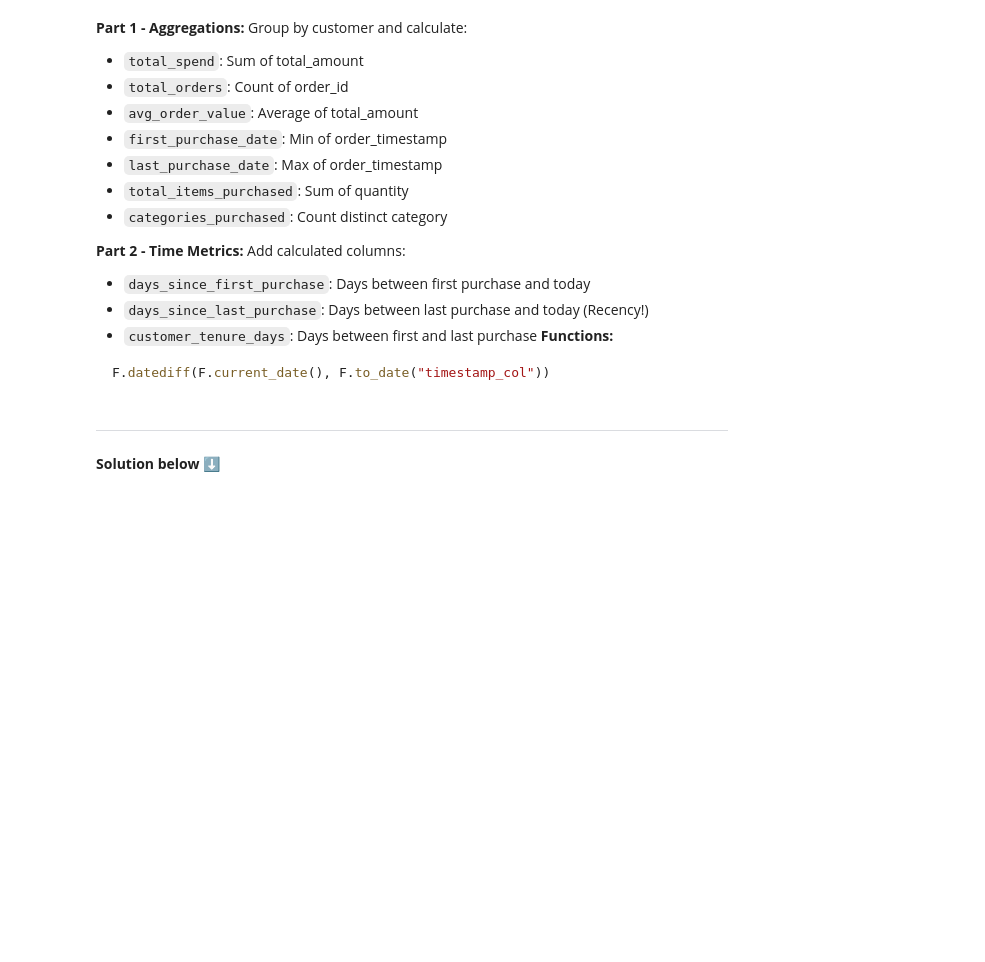
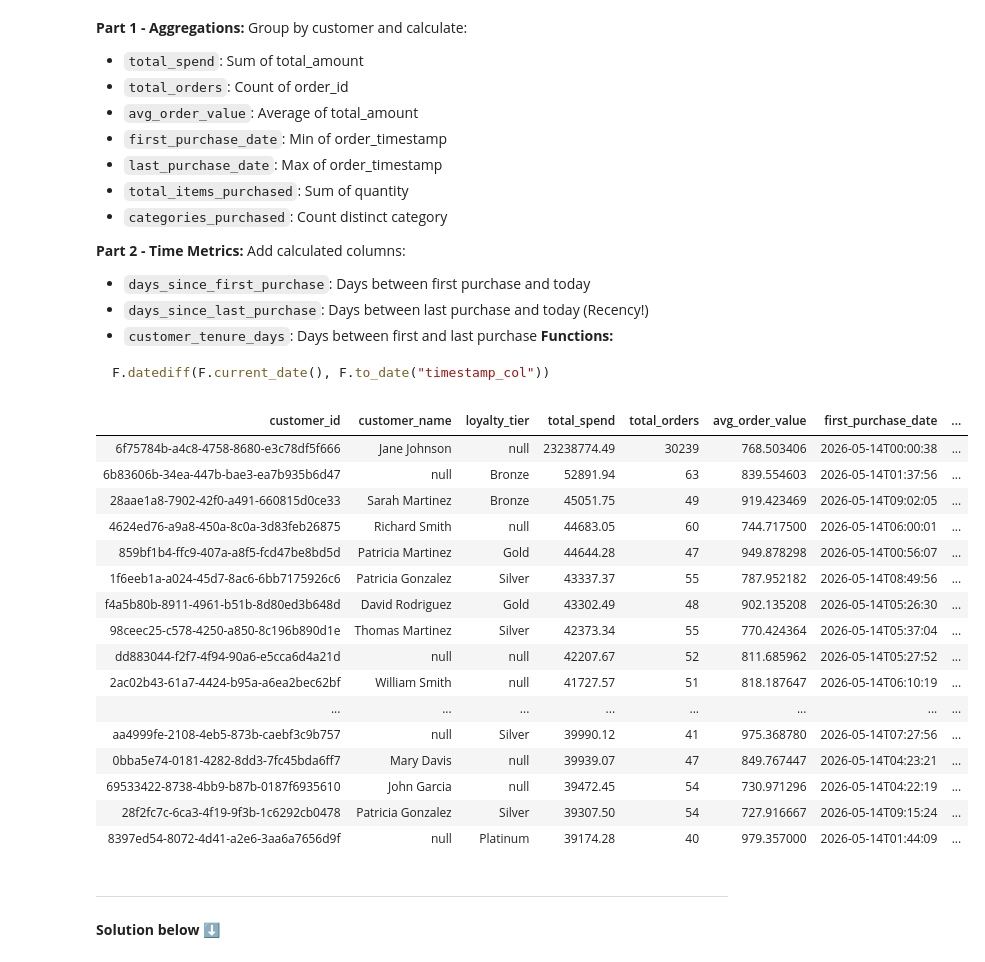
Before and after one commit to andrewdoublard/databricks-data-engineer-associate-labs, a Jupyter notebook: jrlasak/databricks-code-practice/pipeline-labs/de-associate-cert-prep/notebooks/04_Silver_to_Gold_Advanced.ipynb, the cells around one changed output. Drawn from its saved outputs; the diff is of its cells as text; code cells hidden in the pictures; blank space fills up the shorter version.

```diff
--- a/jrlasak/databricks-code-practice/pipeline-labs/de-associate-cert-prep/notebooks/04_Silver_to_Gold_Advanced.ipynb
+++ b/jrlasak/databricks-code-practice/pipeline-labs/de-associate-cert-prep/notebooks/04_Silver_to_Gold_Advanced.ipynb
@@ -337,25 +381,44 @@ F.datediff(F.current_date(), F.to_date("timestamp_col"))
 # %%
 # TODO: Calculate customer lifetime value metrics
 
 customer_ltv = sales_silver \
     .groupBy("customer_id", "customer_name", "loyalty_tier") \
     .agg(
         # TODO: Add aggregations
-
-
-
-
-
-
+        F.sum(F.col("subtotal")).alias("total_spend"),
+        F.count(F.col("order_id")).alias("total_orders"),
+        F.avg(F.col("subtotal")).alias("avg_order_value"),
+        F.min(F.col("order_timestamp")).alias("first_purchase_date"),
+        F.max(F.col("order_timestamp")).alias("last_purchase_date"),
+        F.sum(F.col("quantity")).alias("total_items_purchased"),
+        F.countDistinct(F.col("category")).alias("categories_purchased")
     )
 
 # TODO: Add time-based metrics
 customer_ltv = customer_ltv \
-    .withColumn("days_since_first_purchase",   # TODO
-    .withColumn("days_since_last_purchase",   # TODO (this is Recency!)
-    .withColumn("customer_tenure_days",   # TODO
+    .withColumn("days_since_first_purchase", F.datediff(F.current_date(), F.to_date(F.col("first_purchase_date")))) \
+    .withColumn("days_since_last_purchase", F.datediff(F.current_date(), F.to_date(F.col("last_purchase_date")))) \
+    .withColumn("customer_tenure_days", F.datediff(F.to_date(F.col("last_purchase_date")), F.to_date(F.col("first_purchase_date"))))
 
-display(customer_ltv.orderBy(F.desc("total_spend"))).limit(20)
+display(customer_ltv.orderBy(F.desc("total_spend")).limit(20))
+# %% [output]
+| customer_id | customer_name | loyalty_tier | total_spend | total_orders | avg_order_value | first_purchase_date | ... |
+| 6f75784b-a4c8-4758-8680-e3c78df5f666 | Jane Johnson | null | 23238774.49 | 30239 | 768.503406 | 2026-05-14T00:00:38 | ... |
+| 6b83606b-34ea-447b-bae3-ea7b935b6d47 | null | Bronze | 52891.94 | 63 | 839.554603 | 2026-05-14T01:37:56 | ... |
+| 28aae1a8-7902-42f0-a491-660815d0ce33 | Sarah Martinez | Bronze | 45051.75 | 49 | 919.423469 | 2026-05-14T09:02:05 | ... |
+| 4624ed76-a9a8-450a-8c0a-3d83feb26875 | Richard Smith | null | 44683.05 | 60 | 744.717500 | 2026-05-14T06:00:01 | ... |
+| 859bf1b4-ffc9-407a-a8f5-fcd47be8bd5d | Patricia Martinez | Gold | 44644.28 | 47 | 949.878298 | 2026-05-14T00:56:07 | ... |
+| 1f6eeb1a-a024-45d7-8ac6-6bb7175926c6 | Patricia Gonzalez | Silver | 43337.37 | 55 | 787.952182 | 2026-05-14T08:49:56 | ... |
+| f4a5b80b-8911-4961-b51b-8d80ed3b648d | David Rodriguez | Gold | 43302.49 | 48 | 902.135208 | 2026-05-14T05:26:30 | ... |
+| 98ceec25-c578-4250-a850-8c196b890d1e | Thomas Martinez | Silver | 42373.34 | 55 | 770.424364 | 2026-05-14T05:37:04 | ... |
+| dd883044-f2f7-4f94-90a6-e5cca6d4a21d | null | null | 42207.67 | 52 | 811.685962 | 2026-05-14T05:27:52 | ... |
+| 2ac02b43-61a7-4424-b95a-a6ea2bec62bf | William Smith | null | 41727.57 | 51 | 818.187647 | 2026-05-14T06:10:19 | ... |
+| ... | ... | ... | ... | ... | ... | ... | ... |
+| aa4999fe-2108-4eb5-873b-caebf3c9b757 | null | Silver | 39990.12 | 41 | 975.368780 | 2026-05-14T07:27:56 | ... |
+| 0bba5e74-0181-4282-8dd3-7fc45bda6ff7 | Mary Davis | null | 39939.07 | 47 | 849.767447 | 2026-05-14T04:23:21 | ... |
+| 69533422-8738-4bb9-b87b-0187f6935610 | John Garcia | null | 39472.45 | 54 | 730.971296 | 2026-05-14T04:22:19 | ... |
+| 28f2fc7c-6ca3-4f19-9f3b-1c6292cb0478 | Patricia Gonzalez | Silver | 39307.50 | 54 | 727.916667 | 2026-05-14T09:15:24 | ... |
+| 8397ed54-8072-4d41-a2e6-3aa6a7656d9f | null | Platinum | 39174.28 | 40 | 979.357000 | 2026-05-14T01:44:09 | ... |
 # %% [markdown]
 ---
 **Solution below** ⬇️
```
Also changed, not shown: parts of 4 cells of this notebook.
